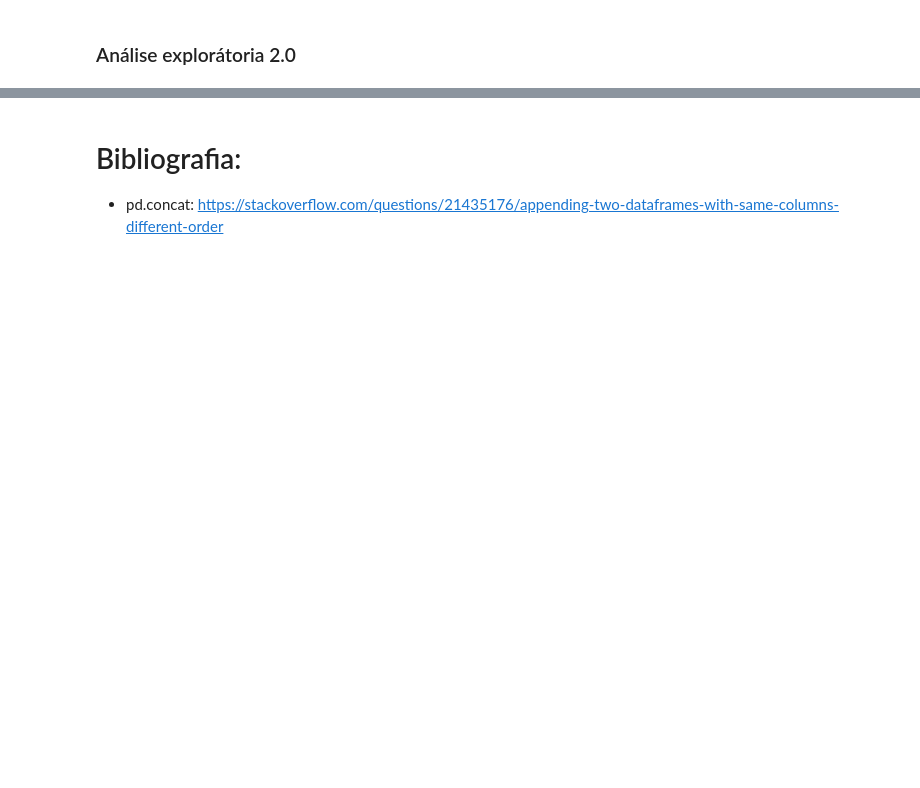
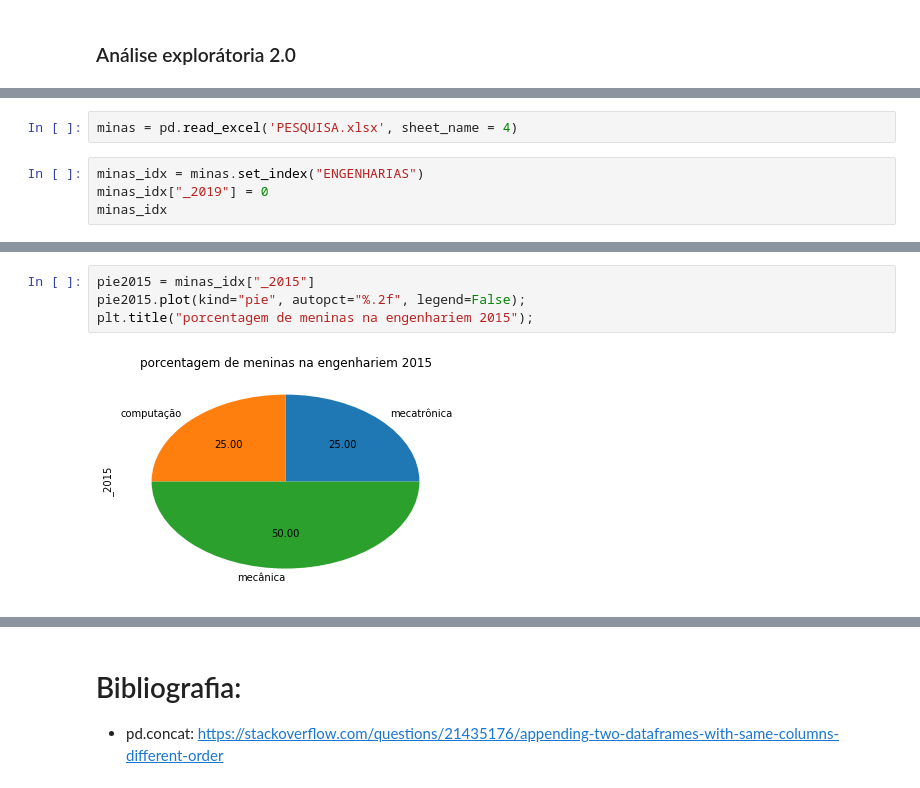
Before and after one commit to BeatrizAlexandre/Projeto_3_CD, a Jupyter notebook: Projeto_3_Beatriz_Alexandre_e_Manuela_Castilla-Copy1.ipynb, the cells around one changed output, grey strips where cells are left out. Saved outputs shown, nothing was run; the diff lists cells and outputs as text; blank space fills up the shorter version.

```diff
--- a/Projeto_3_Beatriz_Alexandre_e_Manuela_Castilla-Copy1.ipynb
+++ b/Projeto_3_Beatriz_Alexandre_e_Manuela_Castilla-Copy1.ipynb
@@ -429,0 +548,6 @@ Text(0.5,1,'Familiares na Engenharia')
+# %%
+minas = pd.read_excel('PESQUISA.xlsx', sheet_name = 4)
+# %%
+minas_idx = minas.set_index("ENGENHARIAS")
+minas_idx["_2019"] = 0
+minas_idx
@@ -429,0 +560,6 @@ Text(0.5,1,'Familiares na Engenharia')
+# %%
+pie2015 = minas_idx["_2015"]
+pie2015.plot(kind="pie", autopct="%.2f", legend=False);
+plt.title("porcentagem de meninas na engenhariem 2015");
+# %% [output]
+[figure, added]
```
Also changed, not shown: parts of 44 cells of this notebook, 1 other file.
